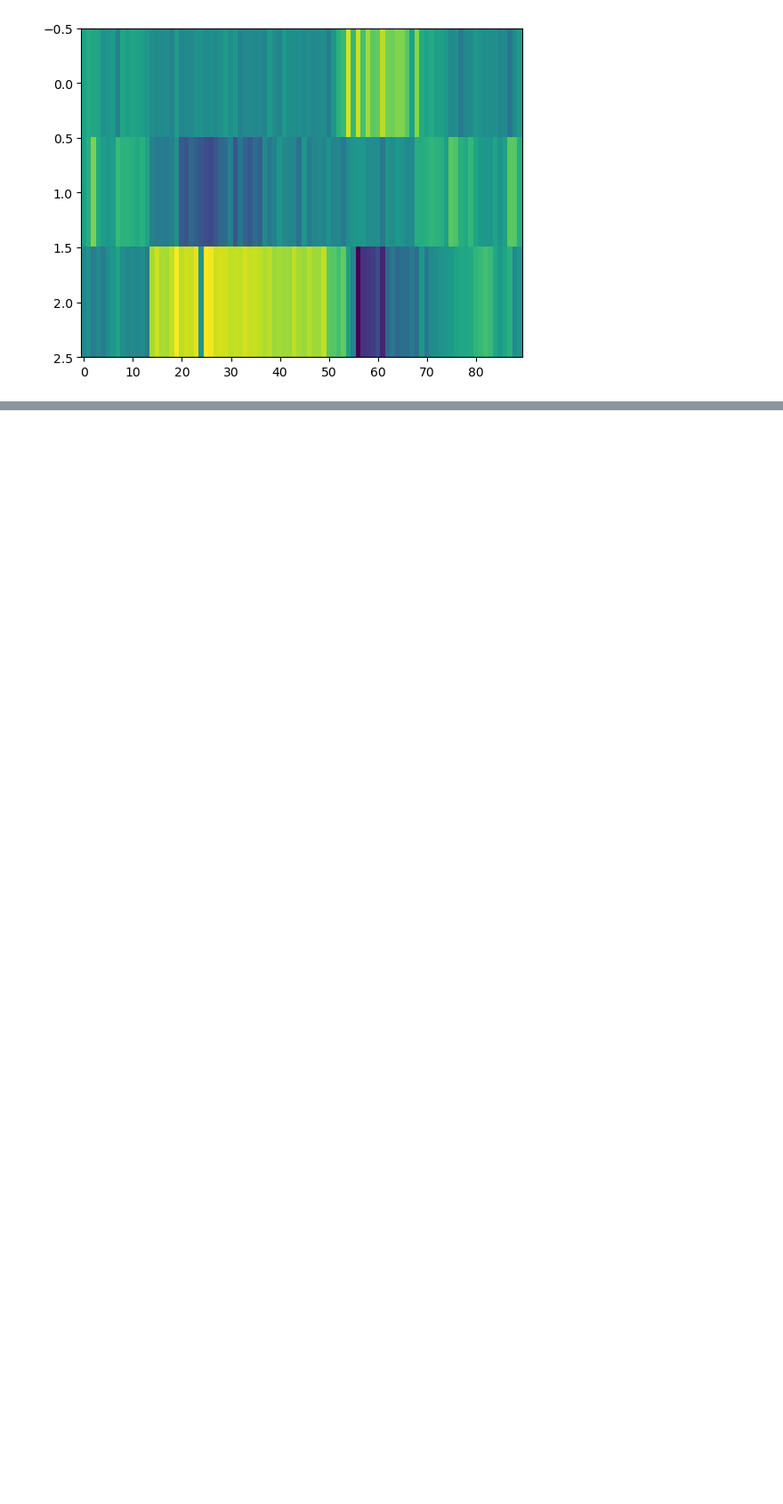
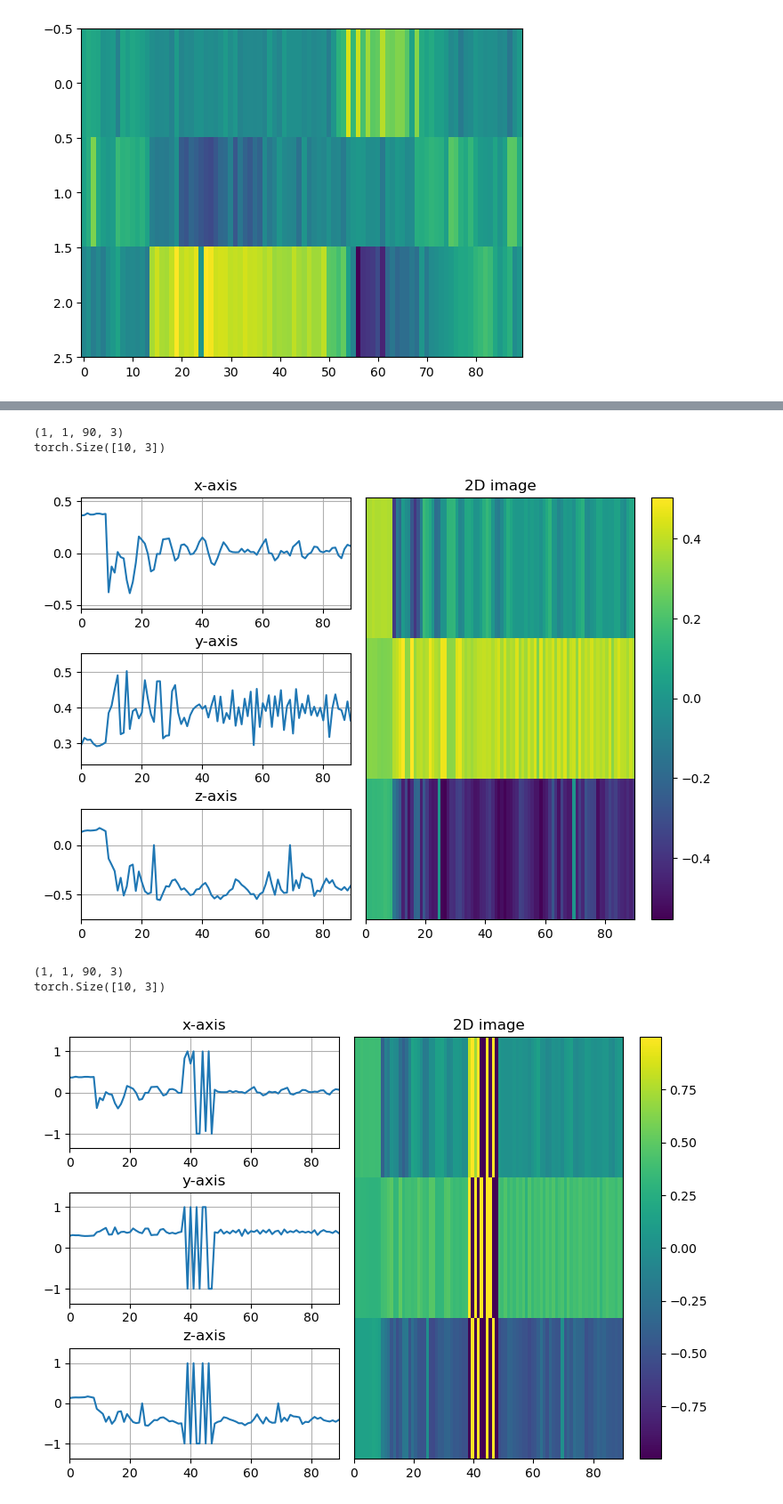
Before and after one commit to gijsdesmit/Project_DL, a Jupyter notebook: visualizations.ipynb, the cells around one changed output, grey strips where cells are left out. Shown at 89% size. Drawn from its saved outputs; the diff is of its cells as text; code cells hidden in the pictures; blank space fills up the shorter version.

```diff
--- a/visualizations.ipynb
+++ b/visualizations.ipynb
@@ -112,0 +158,60 @@ plot_sample(sample)
+# %%
+def process_patch(file_name, title):
+    # Load the patch
+    tensor_ = torch.load(file_name)
+    # Find the index of the first occurrence of class 5
+    index_ = np.where(np.argmax(labels, axis=1) == 3)[0][0]
+    sample_ = data[index_][:,:,0]
+    # Add two new dimensions to the sample
+    sample_ = np.expand_dims(sample_, axis=0)
+    sample_ = np.expand_dims(sample_, axis=0)
+    print(sample_.shape)  # Now it should print (1, 1, 90, 3)
+    print(tensor_.shape)
+    # Create a copy of the sample
+    sample_copy = np.copy(sample_)
+    # Place the patch
+    sample_copy = place_patch(sample_copy, tensor_)
+    # Convert back to (90,3)
+    sample_copy = sample_copy[0,0,:,:]
+    # Create a DataFrame from the sample
+    df_ = pd.DataFrame(sample_copy, columns=['x-axis', 'y-axis', 'z-axis'])
+    # Plot the activity
+    plotActivity(df_)
+    #save the figure
+    plt.savefig(f"images/place_patch_{title} .png", bbox_inches='tight', dpi=100)
+    plt.show()
+
+def process_without_patch(file_name, title="Original sample"):
+    # Load the patch
+    tensor_ = torch.load(file_name)
+    # Find the index of the first occurrence of class 5
+    index_ = np.where(np.argmax(labels, axis=1) == 3)[0][0]
+    sample_ = data[index_][:,:,0]
+    # Add two new dimensions to the sample
+    sample_ = np.expand_dims(sample_, axis=0)
+    sample_ = np.expand_dims(sample_, axis=0)
+    print(sample_.shape)  # Now it should print (1, 1, 90, 3)
+    print(tensor_.shape)
+    # Skip the patch placement
+    # Convert back to (90,3)
+    sample_ = sample_[0,0,:,:]
+    # Create a DataFrame from the sample
+    df_ = pd.DataFrame(sample_, columns=['x-axis', 'y-axis', 'z-axis'])
+    # Plot the activity
+    plotActivity(df_)
+    plt.savefig(f"images/place_patch_{title} .png", bbox_inches='tight', dpi=100)
+    plt.show()
+
+# Call the function for each file
+
+process_without_patch('patches_4/class_5_patch_4_size_10_3_ep_3.pt')
+process_patch('patches_4/class_5_patch_4_size_10_3_ep_3.pt', '10x3')
+process_patch('patches_4/class_5_patch_4_size_30_3_ep_3.pt', '30x3')
+process_patch('patches_4/class_5_patch_4_size_90_3_ep_3.pt', '90x3')
+# %% [output]
+(1, 1, 90, 3)
+torch.Size([10, 3])
+[figure, added]
+(1, 1, 90, 3)
+torch.Size([10, 3])
+[figure, added]
```
Also changed, not shown: parts of 8 cells of this notebook, 25 other files.
